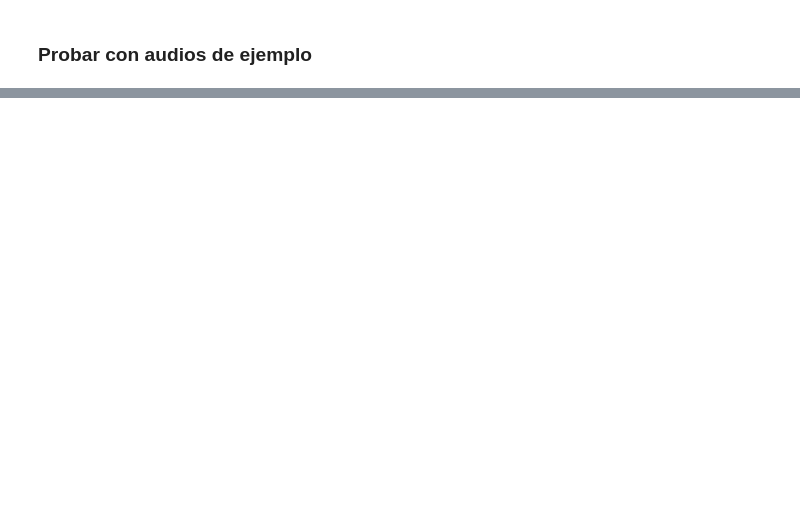
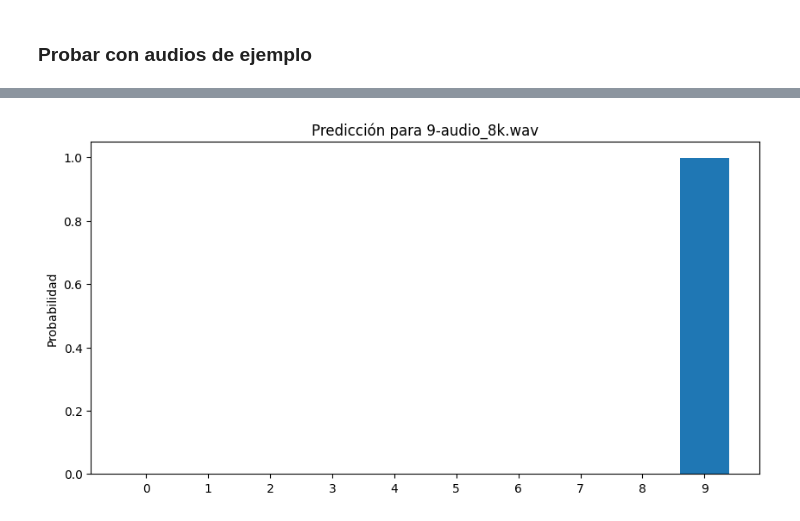
Before and after one commit to Nicolas-Noir/AA2-TUIA-2025, a Jupyter notebook: Ejercicio-1/ejercicio1.ipynb, the cells around one changed output, grey strips where cells are left out. Cells and saved outputs as stored; diff of their text form; code cells hidden in the pictures; blank space fills up the shorter version.

```diff
--- a/Ejercicio-1/ejercicio1.ipynb
+++ b/Ejercicio-1/ejercicio1.ipynb
@@ -604 +614,33 @@ plt.show()
 [figure]
+# %%
+data_dir = 'audios_ejemplo'
+audio_ejemplo = '9-audio_8k.wav'
+
+file_path = os.path.join(data_dir, audio_ejemplo)
+
+audio_binary = tf.io.read_file(file_path)
+
+audio, sample_rate = tf.audio.decode_wav(audio_binary, desired_channels=1, desired_samples=8000)
+
+audio = audio*32767
+
+waveform = tf.squeeze(audio, axis=-1)
+
+spectrogram = get_spectrogram(waveform)
+
+spectrogram = spectrogram[tf.newaxis, ..., tf.newaxis]
+
+prediction = model_recurrente.predict(spectrogram)
+
+probabilities = tf.nn.softmax(prediction[0])
+
+label_names = [str(i) for i in range(10)]
+
+plt.figure(figsize=(10,5))
+plt.bar(label_names, probabilities)
+plt.title(f'Predicción para {audio_ejemplo}')
+plt.ylabel('Probabilidad')
+plt.show()
+
+display.display(display.Audio(waveform.numpy(), rate=sample_rate.numpy()))
+# %% [output]
@@ -604,0 +648 @@ plt.show()
+[figure, added]
```
Also changed, not shown: parts of 34 cells of this notebook, 11 other files.
